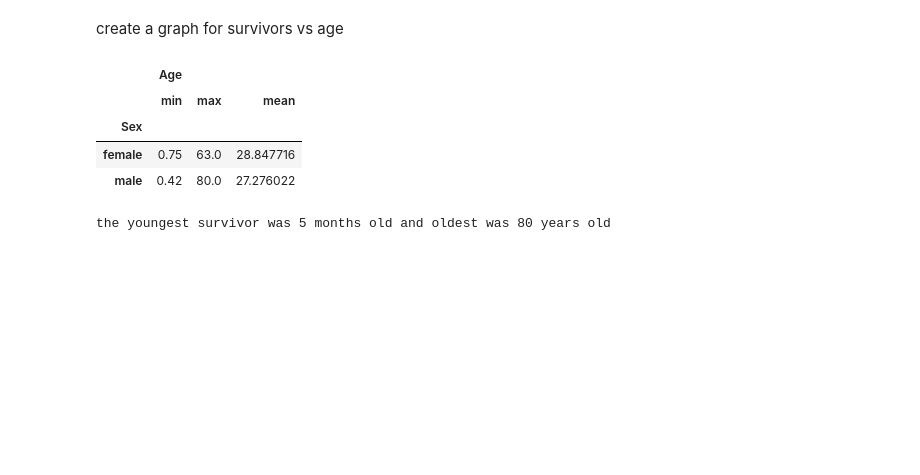
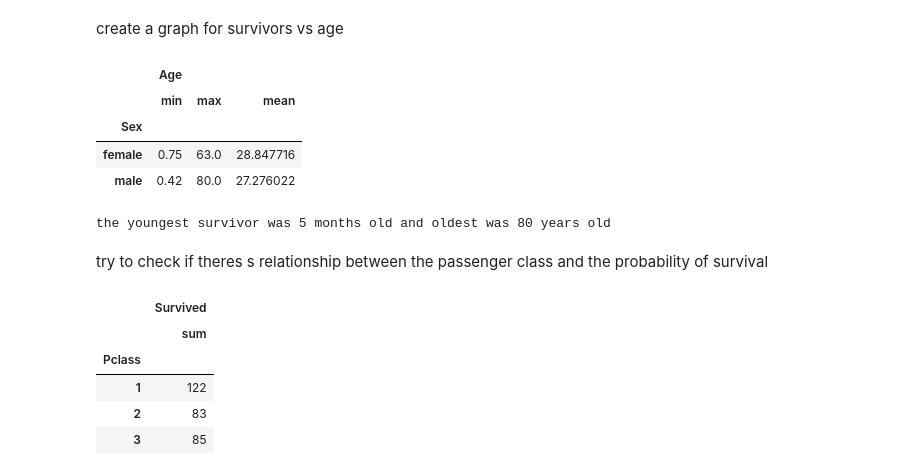
Before and after one commit to kdmwangi/Data-Science, a Jupyter notebook: Titanic_Survival_Prediction.ipynb, the cells around one changed output. Saved outputs shown, nothing was run; the diff lists cells and outputs as text; code cells hidden in the pictures; blank space fills up the shorter version.

```diff
--- a/Titanic_Survival_Prediction.ipynb
+++ b/Titanic_Survival_Prediction.ipynb
@@ -543,3 +543,14 @@ oldest_surv = clean_survived_passengers.iloc[clean_survived_passengers['Age'].id
 print(f"the youngest survivor was {youngest_surv['Age']*12:.0f} months old and oldest was {oldest_surv['Age']:.0f} years old.")
 # %% [output]
 the youngest survivor was 5 months old and oldest was 80 years old
+# %% [markdown]
+try to check if theres s relationship between the passenger class and the probability of survival
+# %%
+clean_survived_passengers[['Survived','Pclass']].groupby(by='Pclass').agg(['sum'])
+# %% [output]
+|  | Survived |
+|  | sum |
+| Pclass |  |
+| 1 | 122 |
+| 2 | 83 |
+| 3 | 85 |
```
Also changed, not shown: parts of 2 cells of this notebook.
